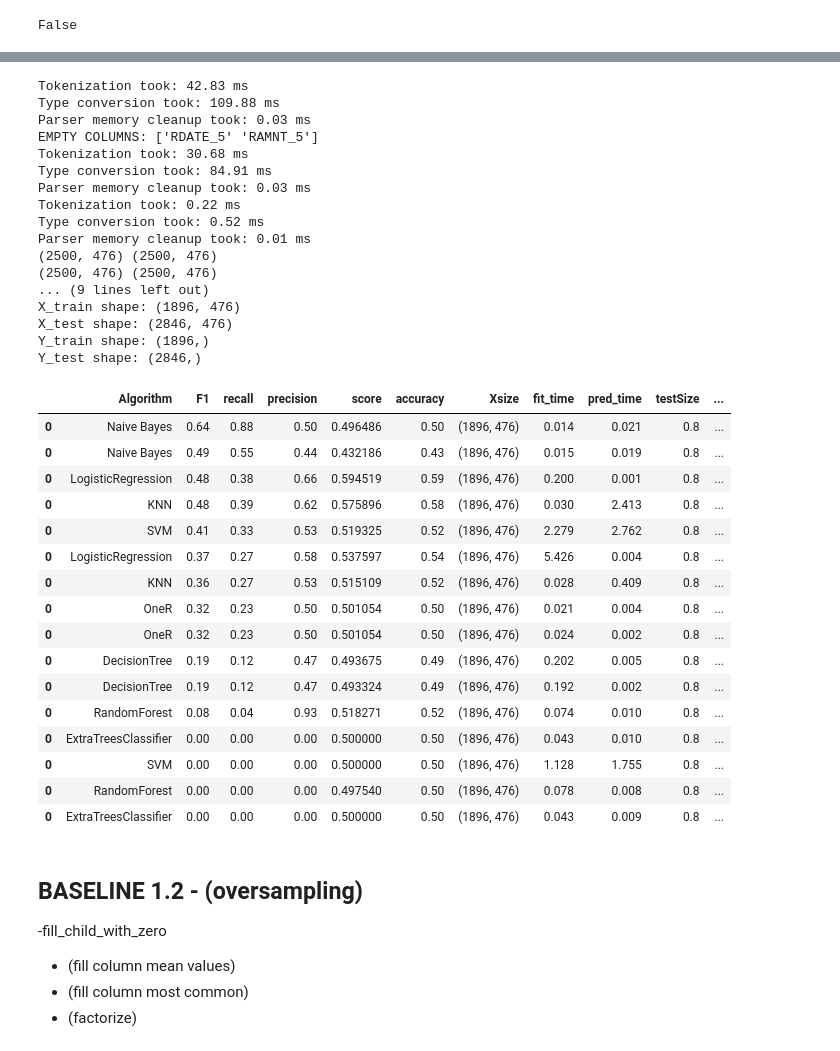
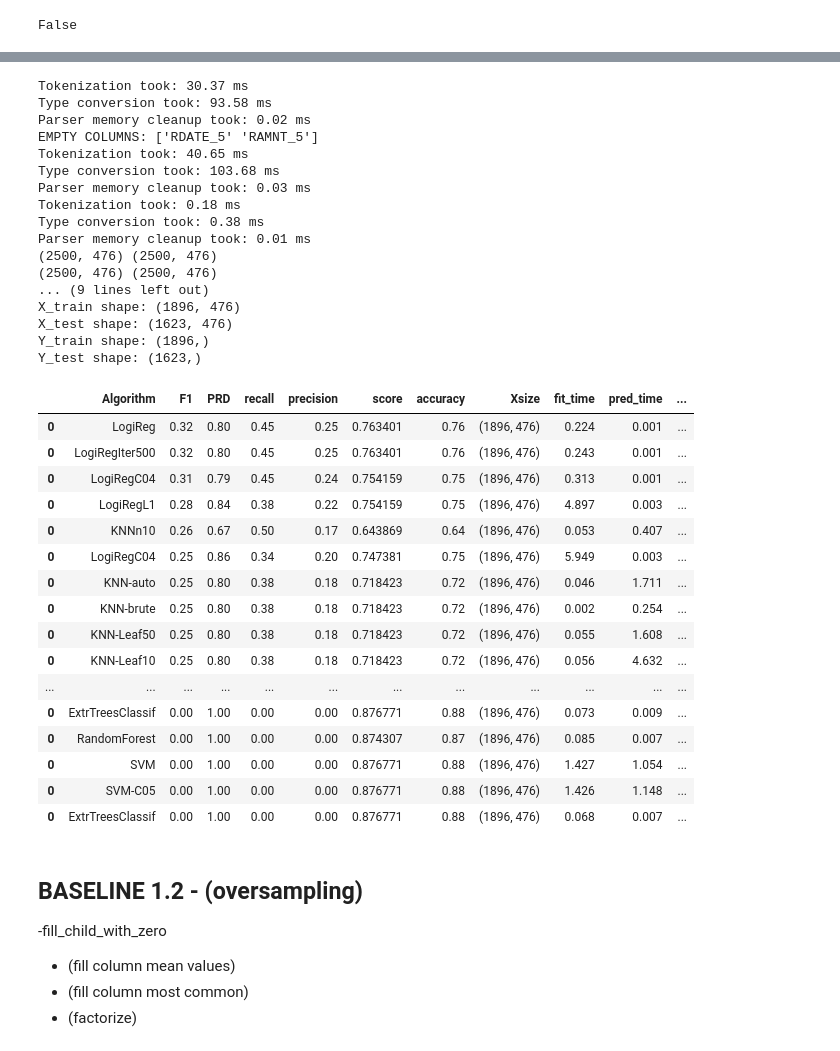
Before and after one commit to dzenanh/ML, a Jupyter notebook: ML-VU-exer1.ipynb, the cells around one changed output, grey strips where cells are left out. Cells and saved outputs as stored; diff of their text form; code cells hidden in the pictures.

```diff
--- a/ML-VU-exer1.ipynb
+++ b/ML-VU-exer1.ipynb
@@ -232,9 +349,13 @@ raw_data_train = pd.DataFrame()
 raw_data_test =pd.DataFrame()
 raw_data_validate = pd.DataFrame()
 XY_train = pd.Series()
+controlNR_test = pd.Series()
+controlNR_validate = pd.Series()
+# used for row order validation
+TCODEV = pd.Series()
 
 def load_data():
-    global raw_data_train, raw_data_test, raw_data_validate, XY_train
+    global TCODEV, raw_data_train, raw_data_test, raw_data_validate, XY_train, controlNR_test, controlNR_validate
     raw_data_train = pd.read_csv('/home/xxx/MScBI/S4/ML/exer1/data/KDD/all/cup98ID.shuf.5000.train.csv', sep = ',',
                 error_bad_lines = False, low_memory = False,
                 skip_blank_lines = True, na_values = [' '],
@@ -260,8 +381,11 @@ def load_data():
 
     ## remove control numbers from datasets
     controlnr_column = "CONTROLN"
+    # used for row order validation
+    TCODEV = pd.Series(raw_data_train["TCODE"])
     controlNR_train = raw_data_train[controlnr_column]
     controlNR_test = raw_data_test[controlnr_column]
+    controlNR_validate = raw_data_validate[controlnr_column]
 
     raw_data_train.drop([controlnr_column], axis=1, inplace=True)
     raw_data_test.drop([controlnr_column], axis=1, inplace=True)
@@ -910,7 +1151,9 @@ XY_train.value_counts().plot(kind='bar')
 # %%
+MMscaler = MinMaxScaler()
 def balanced_sampling(norm=False):
     ''' Undersampling & Oversampling strategy '''
 
+    global MMscaler, raw_data_train, raw_data_test
     add_target()
     class_yes = raw_data_train.loc[raw_data_train['TARGET_B'] == 1]
     #class_yes
@@ -921,6 +1164,8 @@ def balanced_sampling(norm=False):
     #class_yes_train = class_yes.head(int(len(class_yes)*(n_percentage)))
     train_yes, test_yes = train_test_split(class_yes, test_size=0.2, random_state=6778)
     train_no, test_no = train_test_split(class_no, test_size=0.6, random_state=6778)
+
+
     print("Seen train:", train_yes.shape, train_no.shape)
     print("UnSeen test:", test_yes.shape, test_no.shape)
 
@@ -931,8 +1176,8 @@ def balanced_sampling(norm=False):
     yes_train_big = train_yes.sample(n=n_train, replace=True, random_state=6778)
     no_train_big = train_no.sample(n=n_train, replace=False,random_state=6778)
     # unseen
-    yes_test_big = test_yes.sample(n=n_test, replace=True,random_state=6778)
-    no_test_big = test_no.sample(n=n_test, replace=False,random_state=6778)
+    yes_test_big = test_yes.sample(n=200, replace=True,random_state=6778)
+    no_test_big = test_no.sample(n=1423, replace=False,random_state=6778)
 
     # oversampling
     X_train_big = pd.concat((yes_train_big, no_train_big))
@@ -952,9 +1197,9 @@ def balanced_sampling(norm=False):
 
     # scale
     if norm:
-        scaler = MinMaxScaler()
-        X_train_big = scaler.fit_transform(X_train_big)
-        X_test_big = scaler.transform(X_test_big)
+        MMscaler = MinMaxScaler()
+        X_train_big = MMscaler.fit_transform(X_train_big)
+        X_test_big = MMscaler.transform(X_test_big)
 
     print("X_train shape:", X_train_big.shape)
     print("X_test shape:", X_test_big.shape)
@@ -1077,58 +1456,58 @@ Y_test shape: (2846,)
 # %%
 ## Basic Preprocessing
 load_data()
 # convert obje
 impute_all_by_column_mean()
 impute_all_by_column_most_frequent()
 no_empty_cells()
 factorize_categorical()
 
 # sample balanced and shuffled
 X_train, X_test, y_train, y_test = balanced_sampling()
 # normalized
 X_train_norm, X_test_norm, y_train_norm, y_test_norm = balanced_sampling(True)
 
 df1 = run_tests(0.8, "meanMFreq", X_train, X_test, y_train, y_test, log=False)
 df2 = run_tests(0.8, "meanMFreqNorm", X_train_norm, X_test_norm, y_train_norm, y_test_norm, log=False)
 
 dff = pd.concat([df1,df2],axis=0)
-dff.sort_values(by=['F1'], ascending=False, inplace=True)
+dff.sort_values(by=['F1','PRD'], ascending=False, inplace=True)
 dff
 # %% [output]
-Tokenization took: 42.83 ms
-Type conversion took: 109.88 ms
+Tokenization took: 30.37 ms
+Type conversion took: 93.58 ms
+Parser memory cleanup took: 0.02 ms
+EMPTY COLUMNS: ['RDATE_5' 'RAMNT_5']
+Tokenization took: 40.65 ms
+Type conversion took: 103.68 ms
 Parser memory cleanup took: 0.03 ms
-EMPTY COLUMNS: ['RDATE_5' 'RAMNT_5']
-Tokenization took: 30.68 ms
-Type conversion took: 84.91 ms
-Parser memory cleanup took: 0.03 ms
-Tokenization took: 0.22 ms
-Type conversion took: 0.52 ms
+Tokenization took: 0.18 ms
+Type conversion took: 0.38 ms
 Parser memory cleanup took: 0.01 ms
 (2500, 476) (2500, 476)
 (2500, 476) (2500, 476)
 ... (9 lines left out)
 X_train shape: (1896, 476)
-X_test shape: (2846, 476)
+X_test shape: (1623, 476)
 Y_train shape: (1896,)
-Y_test shape: (2846,)
+Y_test shape: (1623,)
-|  | Algorithm | F1 | recall | precision | score | accuracy | Xsize | fit_time | pred_time | testSize | ... |
-| 0 | Naive Bayes | 0.64 | 0.88 | 0.50 | 0.496486 | 0.50 | (1896, 476) | 0.014 | 0.021 | 0.8 | ... |
-| 0 | Naive Bayes | 0.49 | 0.55 | 0.44 | 0.432186 | 0.43 | (1896, 476) | 0.015 | 0.019 | 0.8 | ... |
-| 0 | LogisticRegression | 0.48 | 0.38 | 0.66 | 0.594519 | 0.59 | (1896, 476) | 0.200 | 0.001 | 0.8 | ... |
-| 0 | KNN | 0.48 | 0.39 | 0.62 | 0.575896 | 0.58 | (1896, 476) | 0.030 | 2.413 | 0.8 | ... |
-| 0 | SVM | 0.41 | 0.33 | 0.53 | 0.519325 | 0.52 | (1896, 476) | 2.279 | 2.762 | 0.8 | ... |
-| 0 | LogisticRegression | 0.37 | 0.27 | 0.58 | 0.537597 | 0.54 | (1896, 476) | 5.426 | 0.004 | 0.8 | ... |
-| 0 | KNN | 0.36 | 0.27 | 0.53 | 0.515109 | 0.52 | (1896, 476) | 0.028 | 0.409 | 0.8 | ... |
-| 0 | OneR | 0.32 | 0.23 | 0.50 | 0.501054 | 0.50 | (1896, 476) | 0.021 | 0.004 | 0.8 | ... |
-| 0 | OneR | 0.32 | 0.23 | 0.50 | 0.501054 | 0.50 | (1896, 476) | 0.024 | 0.002 | 0.8 | ... |
-| 0 | DecisionTree | 0.19 | 0.12 | 0.47 | 0.493675 | 0.49 | (1896, 476) | 0.202 | 0.005 | 0.8 | ... |
-| 0 | DecisionTree | 0.19 | 0.12 | 0.47 | 0.493324 | 0.49 | (1896, 476) | 0.192 | 0.002 | 0.8 | ... |
-| 0 | RandomForest | 0.08 | 0.04 | 0.93 | 0.518271 | 0.52 | (1896, 476) | 0.074 | 0.010 | 0.8 | ... |
-| 0 | ExtraTreesClassifier | 0.00 | 0.00 | 0.00 | 0.500000 | 0.50 | (1896, 476) | 0.043 | 0.010 | 0.8 | ... |
-| 0 | SVM | 0.00 | 0.00 | 0.00 | 0.500000 | 0.50 | (1896, 476) | 1.128 | 1.755 | 0.8 | ... |
-| 0 | RandomForest | 0.00 | 0.00 | 0.00 | 0.497540 | 0.50 | (1896, 476) | 0.078 | 0.008 | 0.8 | ... |
-| 0 | ExtraTreesClassifier | 0.00 | 0.00 | 0.00 | 0.500000 | 0.50 | (1896, 476) | 0.043 | 0.009 | 0.8 | ... |
+|  | Algorithm | F1 | PRD | recall | precision | score | accuracy | Xsize | fit_time | pred_time | ... |
+| 0 | LogiReg | 0.32 | 0.80 | 0.45 | 0.25 | 0.763401 | 0.76 | (1896, 476) | 0.224 | 0.001 | ... |
+| 0 | LogiRegIter500 | 0.32 | 0.80 | 0.45 | 0.25 | 0.763401 | 0.76 | (1896, 476) | 0.243 | 0.001 | ... |
+| 0 | LogiRegC04 | 0.31 | 0.79 | 0.45 | 0.24 | 0.754159 | 0.75 | (1896, 476) | 0.313 | 0.001 | ... |
+| 0 | LogiRegL1 | 0.28 | 0.84 | 0.38 | 0.22 | 0.754159 | 0.75 | (1896, 476) | 4.897 | 0.003 | ... |
+| 0 | KNNn10 | 0.26 | 0.67 | 0.50 | 0.17 | 0.643869 | 0.64 | (1896, 476) | 0.053 | 0.407 | ... |
+| 0 | LogiRegC04 | 0.25 | 0.86 | 0.34 | 0.20 | 0.747381 | 0.75 | (1896, 476) | 5.949 | 0.003 | ... |
+| 0 | KNN-auto | 0.25 | 0.80 | 0.38 | 0.18 | 0.718423 | 0.72 | (1896, 476) | 0.046 | 1.711 | ... |
+| 0 | KNN-brute | 0.25 | 0.80 | 0.38 | 0.18 | 0.718423 | 0.72 | (1896, 476) | 0.002 | 0.254 | ... |
+| 0 | KNN-Leaf50 | 0.25 | 0.80 | 0.38 | 0.18 | 0.718423 | 0.72 | (1896, 476) | 0.055 | 1.608 | ... |
+| 0 | KNN-Leaf10 | 0.25 | 0.80 | 0.38 | 0.18 | 0.718423 | 0.72 | (1896, 476) | 0.056 | 4.632 | ... |
+| ... | ... | ... | ... | ... | ... | ... | ... | ... | ... | ... | ... |
+| 0 | ExtrTreesClassif | 0.00 | 1.00 | 0.00 | 0.00 | 0.876771 | 0.88 | (1896, 476) | 0.073 | 0.009 | ... |
+| 0 | RandomForest | 0.00 | 1.00 | 0.00 | 0.00 | 0.874307 | 0.87 | (1896, 476) | 0.085 | 0.007 | ... |
+| 0 | SVM | 0.00 | 1.00 | 0.00 | 0.00 | 0.876771 | 0.88 | (1896, 476) | 1.427 | 1.054 | ... |
+| 0 | SVM-C05 | 0.00 | 1.00 | 0.00 | 0.00 | 0.876771 | 0.88 | (1896, 476) | 1.426 | 1.148 | ... |
+| 0 | ExtrTreesClassif | 0.00 | 1.00 | 0.00 | 0.00 | 0.876771 | 0.88 | (1896, 476) | 0.068 | 0.007 | ... |
 # %% [markdown]
 ## BASELINE 1.2 - (oversampling)
 -fill_child_with_zero
```
Also changed, not shown: parts of 85 cells of this notebook, 8 other files.
